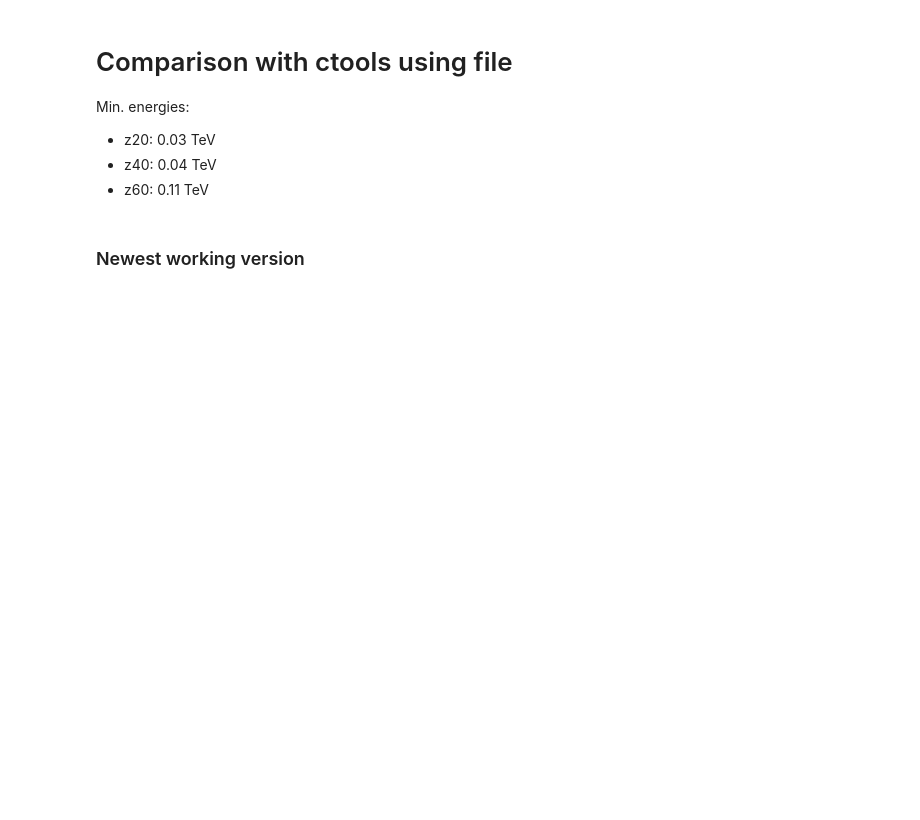
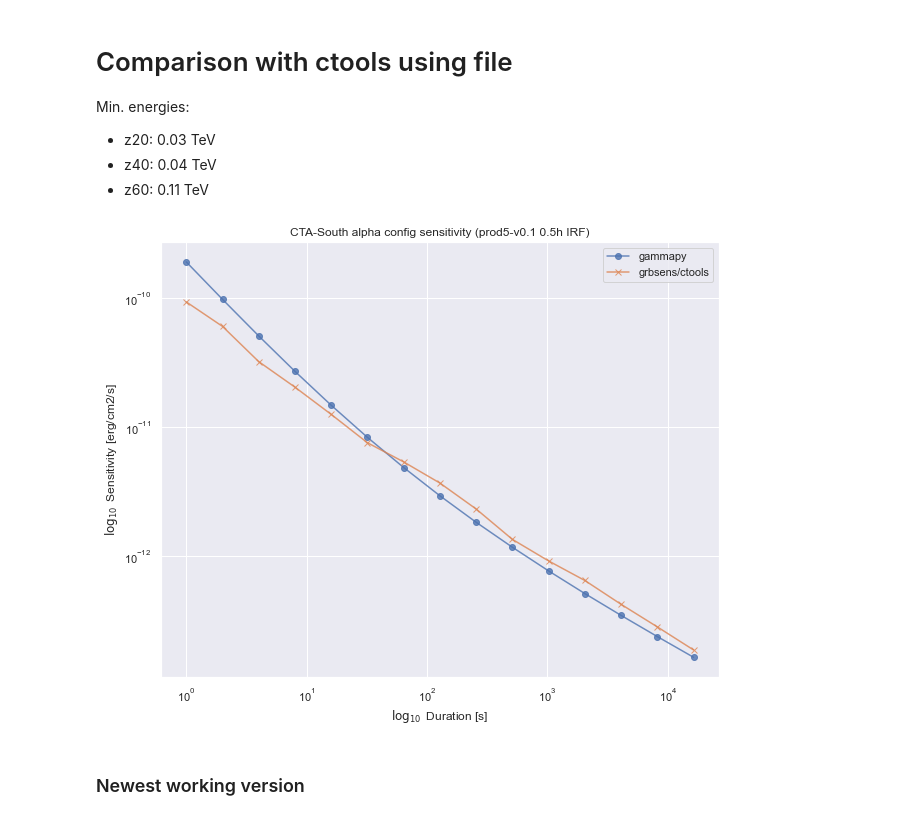
Before and after one commit to astrojarred/gravitational_wave_toy, a Jupyter notebook: notebooks/gammapy/using_gammapy copy.ipynb, the cells around one changed output. Drawn from its saved outputs; the diff is of its cells as text; code cells hidden in the pictures; blank space fills up the shorter version.

Commit message:
Update minimum working version

```diff
--- a/notebooks/gammapy/using_gammapy copy.ipynb
+++ b/notebooks/gammapy/using_gammapy copy.ipynb
@@ -569,17 +569,25 @@ def plot_sensitivity(
             times,
             desc="Processing",
         ):
-            s = gamma_sens(
-                irf=sens.irf,
-                observatory=f"cta_{site}",
-                duration=duration,
-                model=model,
-                radius=3.0,
-                min_energy=0.03,
-                max_energy=10,
-                sigma=5,
-                bins=1,
-                offset=0.0,
+            # s = gamma_sens(
+            #     irf=sens.irf,
+            #     observatory=f"cta_{site}",
+            #     duration=duration,
+            #     model=model,
+            #     radius=3.0,
+            #     min_energy=0.03,
+            #     max_energy=10,
+            #     sigma=5,
+            #     bins=1,
+            #     offset=0.0,
+            # )
+
+            s = sens.get(
+                t=duration * u.s,
+                index=-2.1,
+                amplitude=5.7e-13 * u.Unit("cm-2 s-1 TeV-1"),
+                reference=1 * u.TeV,
+                mode="table"
             )
 
             tables[duration] = s
@@ -667,6 +675,10 @@ gammapy_sens = SensitivityGammapy(
     min_energy=get_emin(zenith)*u.TeV,
     max_energy=10*u.TeV,
 )
+# %%
+tables = plot_sensitivity(gammapy_sens, site, zenith, configuration, version)
+# %% [output]
+[figure, added]
 # %% [markdown]
 ### Newest working version
 # %%
```
Also changed, not shown: 1 other file.
